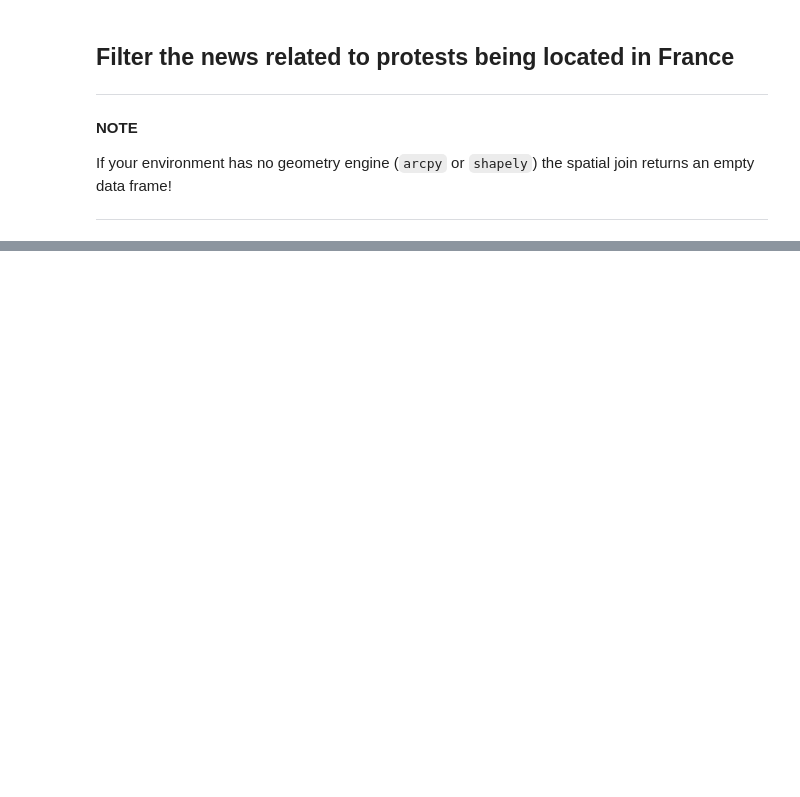
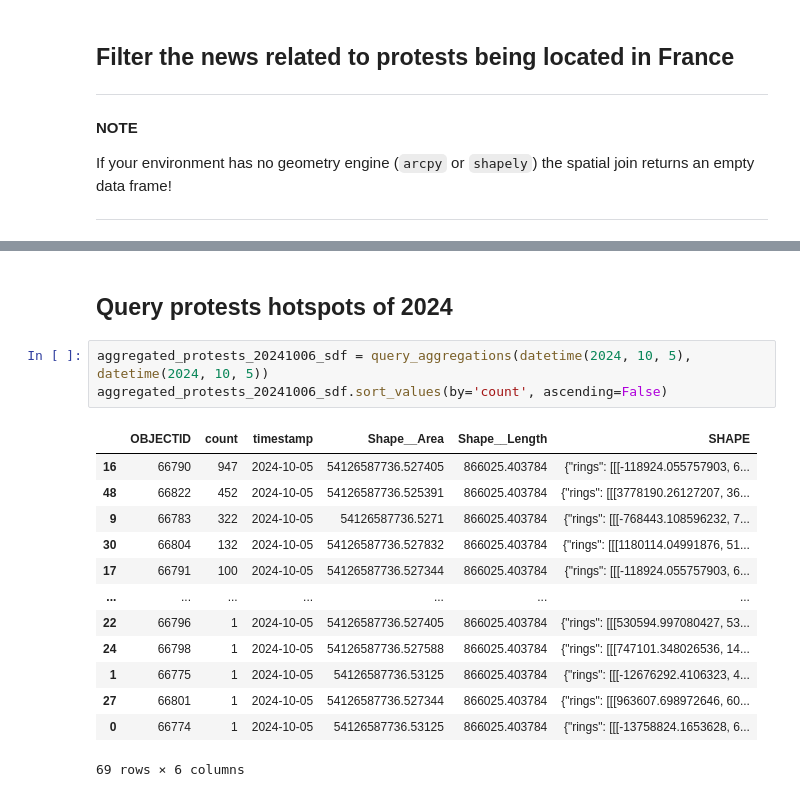
Before and after one commit to Geospatial-AI-DE/georapid-py, a Jupyter notebook: notebooks/Querying Protests Worldwide.ipynb, the cells around one changed output, grey strips where cells are left out. Cells and saved outputs as stored; diff of their text form; blank space fills up the shorter version.

Commit message:
:books: Updated the protests notebook

```diff
--- a/notebooks/Querying Protests Worldwide.ipynb
+++ b/notebooks/Querying Protests Worldwide.ipynb
@@ -164,3 +164,22 @@ protest_map
 MapView(layout=Layout(height='400px', width='100%'))
 [interactive output not drawn]
 [interactive output not drawn]
+# %% [markdown]
+## Query protests hotspots of 2024
+# %%
+aggregated_protests_20241006_sdf = query_aggregations(datetime(2024, 10, 5), datetime(2024, 10, 5))
+aggregated_protests_20241006_sdf.sort_values(by='count', ascending=False)
+# %% [output]
+|  | OBJECTID | count | timestamp | Shape__Area | Shape__Length | SHAPE |
+| 16 | 66790 | 947 | 2024-10-05 | 54126587736.527405 | 866025.403784 | {"rings": [[[-118924.055757903, 6... |
+| 48 | 66822 | 452 | 2024-10-05 | 54126587736.525391 | 866025.403784 | {"rings": [[[3778190.26127207, 36... |
+| 9 | 66783 | 322 | 2024-10-05 | 54126587736.5271 | 866025.403784 | {"rings": [[[-768443.108596232, 7... |
+| 30 | 66804 | 132 | 2024-10-05 | 54126587736.527832 | 866025.403784 | {"rings": [[[1180114.04991876, 51... |
+| 17 | 66791 | 100 | 2024-10-05 | 54126587736.527344 | 866025.403784 | {"rings": [[[-118924.055757903, 6... |
+| ... | ... | ... | ... | ... | ... | ... |
+| 22 | 66796 | 1 | 2024-10-05 | 54126587736.527405 | 866025.403784 | {"rings": [[[530594.997080427, 53... |
+| 24 | 66798 | 1 | 2024-10-05 | 54126587736.527588 | 866025.403784 | {"rings": [[[747101.348026536, 14... |
+| 1 | 66775 | 1 | 2024-10-05 | 54126587736.53125 | 866025.403784 | {"rings": [[[-12676292.4106323, 4... |
+| 27 | 66801 | 1 | 2024-10-05 | 54126587736.527344 | 866025.403784 | {"rings": [[[963607.698972646, 60... |
+| 0 | 66774 | 1 | 2024-10-05 | 54126587736.53125 | 866025.403784 | {"rings": [[[-13758824.1653628, 6... |
+69 rows × 6 columns
```
Also changed, not shown: parts of 1 cell of this notebook.
